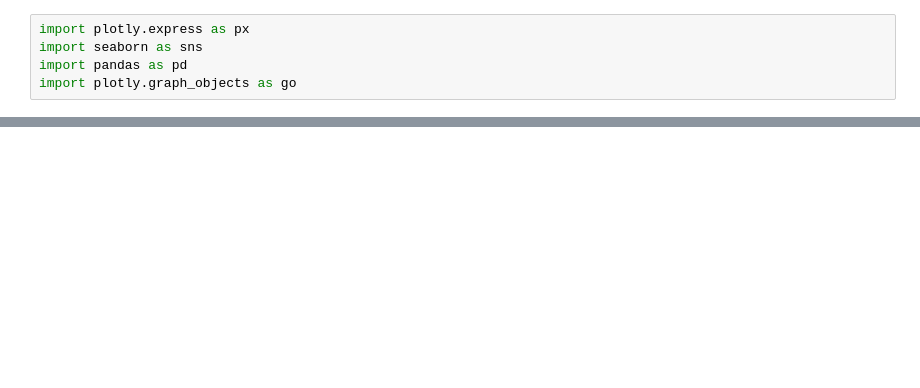
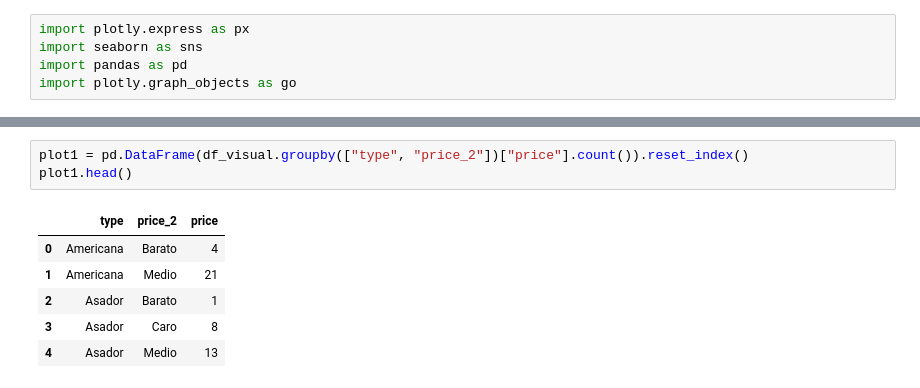
Before and after one commit to AnaWalsh/Madrid_restaurant_finder, a Jupyter notebook: Notebooks/Visualization.ipynb, the cells around one changed output, grey strips where cells are left out. Cells and saved outputs as stored; diff of their text form; blank space fills up the shorter version.

```diff
--- a/Notebooks/Visualization.ipynb
+++ b/Notebooks/Visualization.ipynb
@@ -41,0 +107,10 @@ Name: type, dtype: int64
+# %%
+plot1 = pd.DataFrame(df_visual.groupby(["type", "price_2"])["price"].count()).reset_index()
+plot1.head()
+# %% [output]
+|  | type | price_2 | price |
+| 0 | Americana | Barato | 4 |
+| 1 | Americana | Medio | 21 |
+| 2 | Asador | Barato | 1 |
+| 3 | Asador | Caro | 8 |
+| 4 | Asador | Medio | 13 |
```
Also changed, not shown: parts of 23 cells of this notebook, 5 other files.
